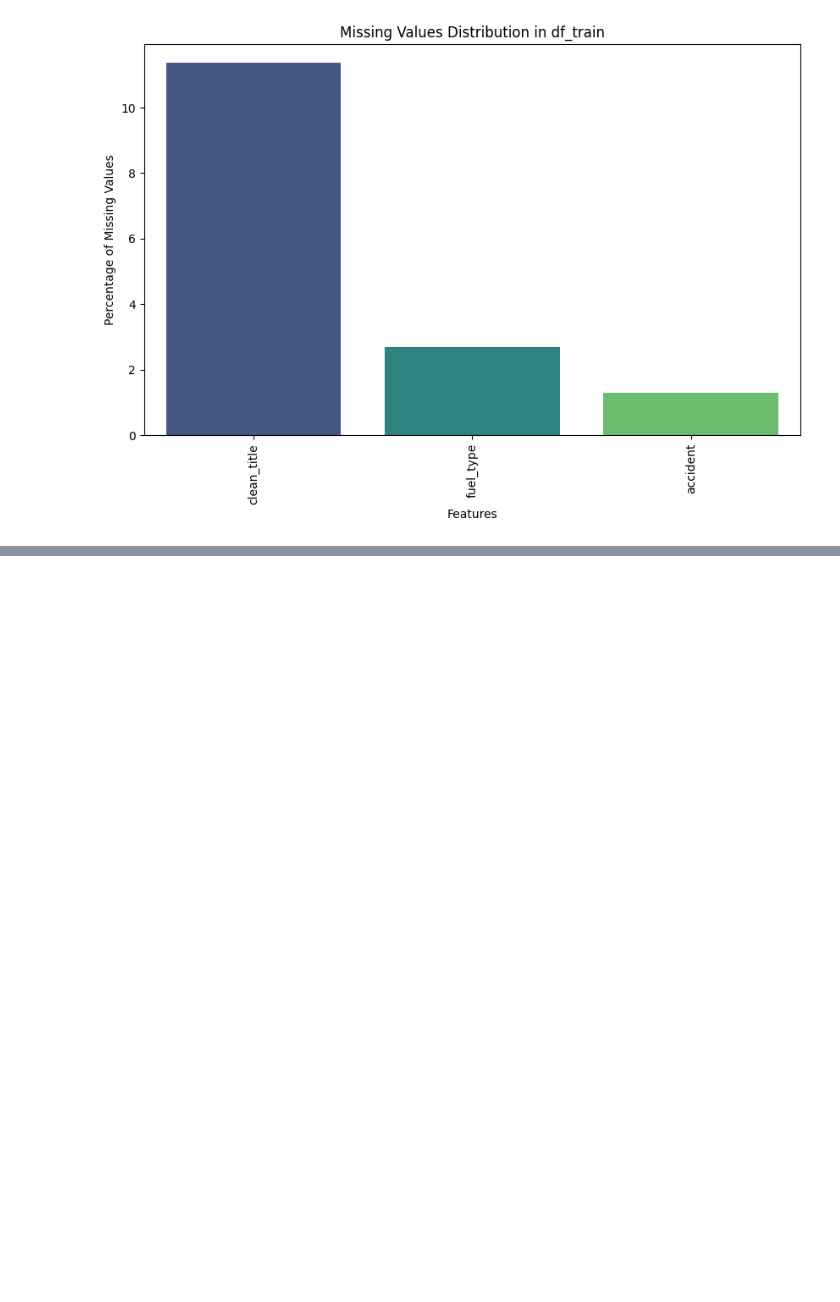
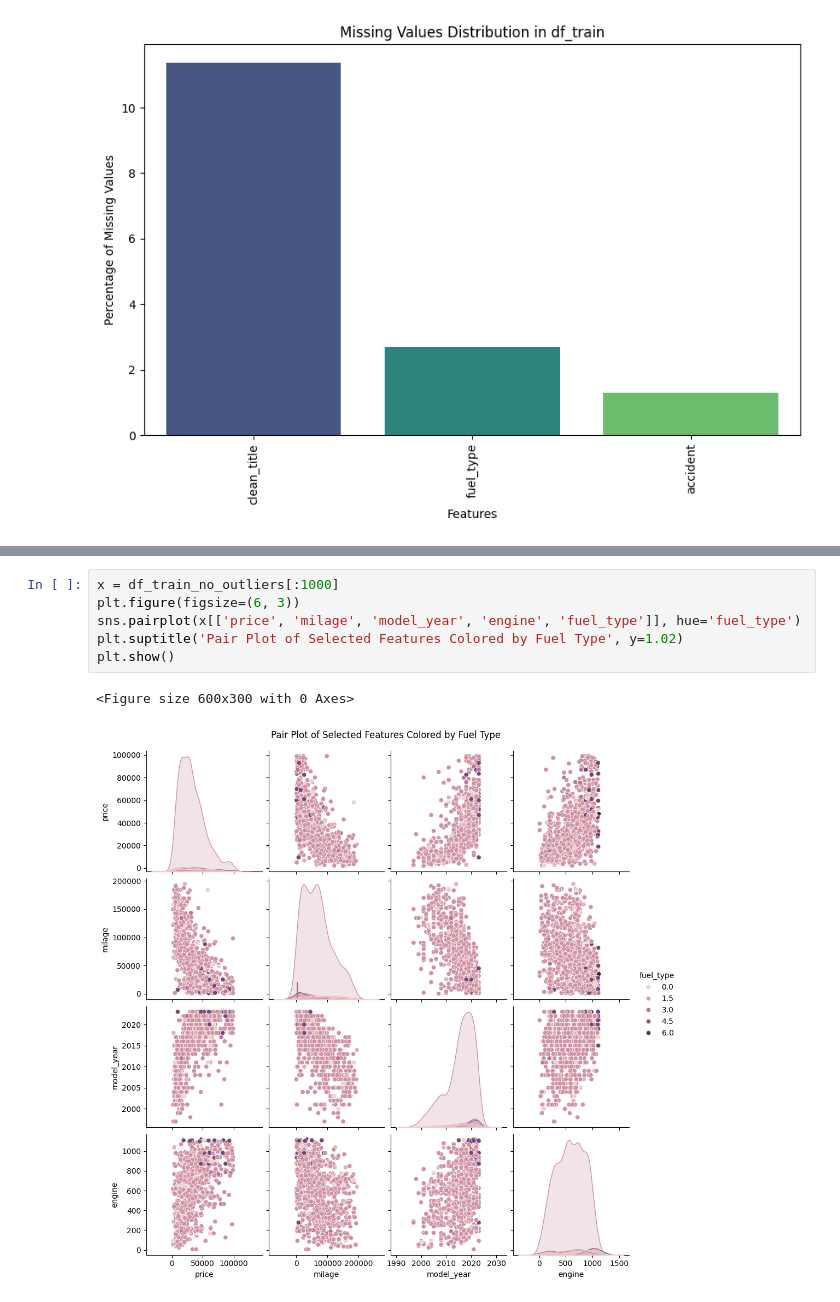
Before and after one commit to AI-School-F5-P3/regression-model-angel, a Jupyter notebook: main2.ipynb, the cells around one changed output, grey strips where cells are left out. Saved outputs shown, nothing was run; the diff lists cells and outputs as text; blank space fills up the shorter version.

```diff
--- a/main2.ipynb
+++ b/main2.ipynb
@@ -248,0 +487,9 @@ Passing `palette` without assigning `hue` is deprecated and will be removed in v
+# %%
+x = df_train_no_outliers[:1000]
+plt.figure(figsize=(6, 3))
+sns.pairplot(x[['price', 'milage', 'model_year', 'engine', 'fuel_type']], hue='fuel_type')
+plt.suptitle('Pair Plot of Selected Features Colored by Fuel Type', y=1.02)
+plt.show()
+# %% [output]
+<Figure size 600x300 with 0 Axes>
+[figure, added]
```
Also changed, not shown: parts of 36 cells of this notebook, 2 other files.
